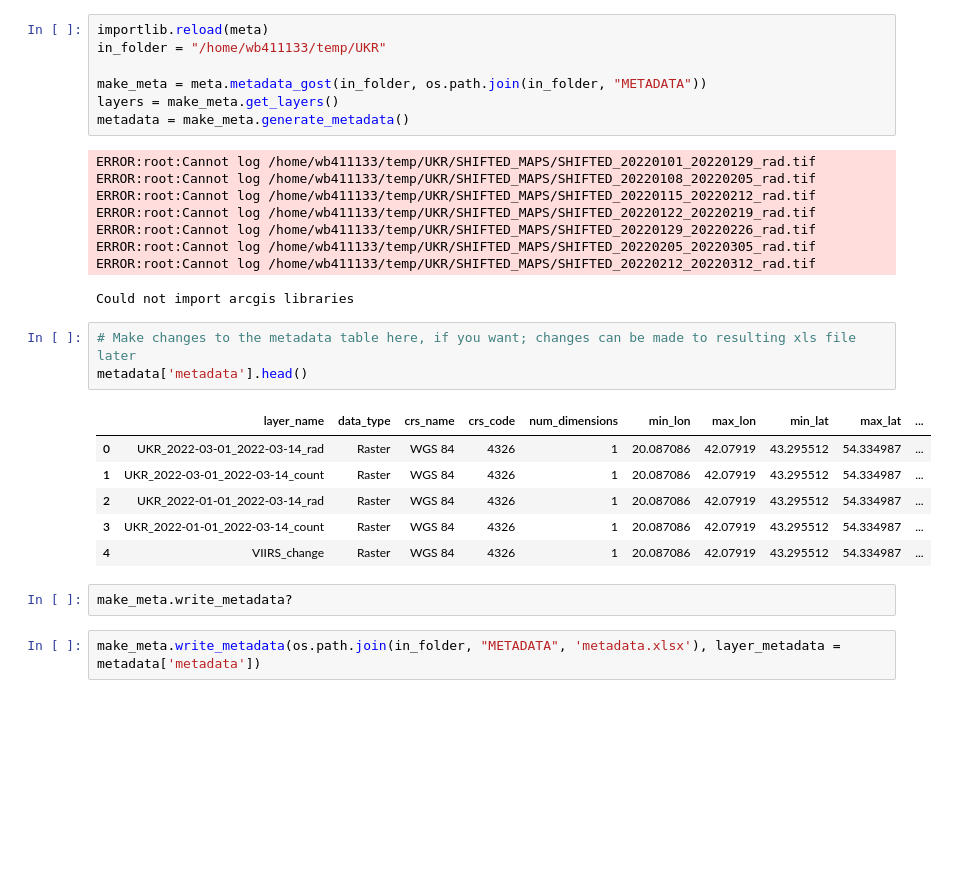
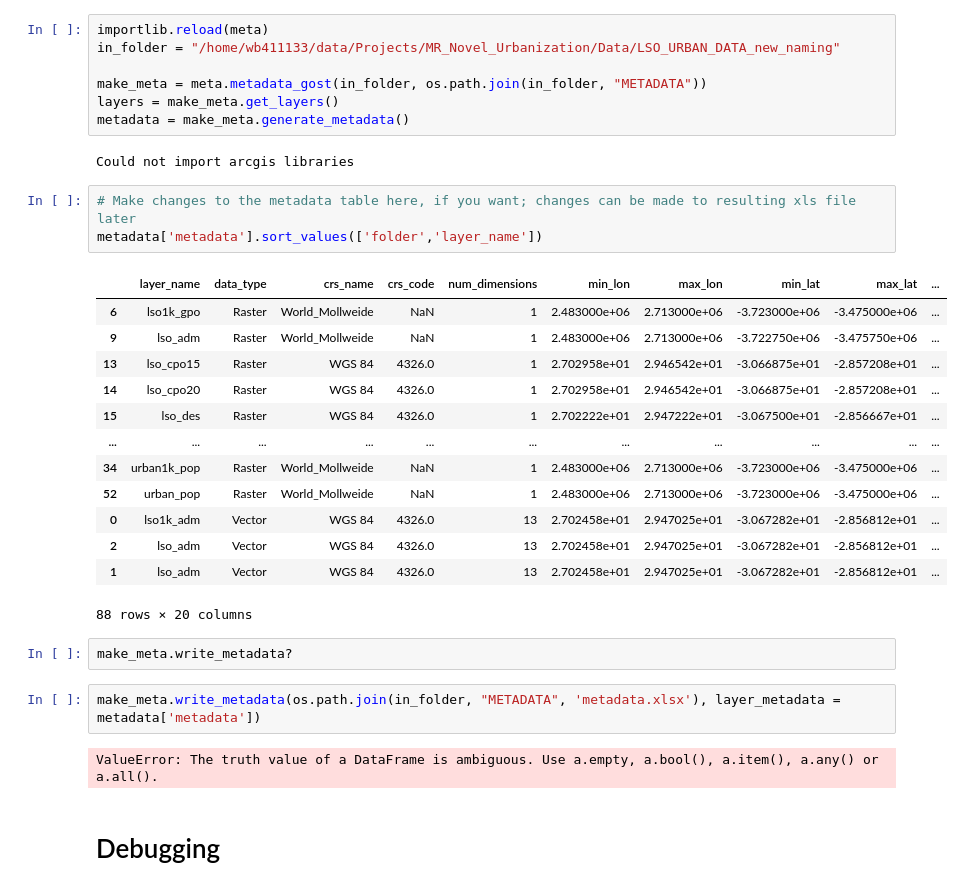
Before and after one commit to bpstewar/gostrocks, a Jupyter notebook: notebooks/metadata/META_DECAT_ExploringMetadataGeneration.ipynb, the cells around one changed output. Cells and saved outputs as stored; diff of their text form; blank space fills up the shorter version.

```diff
--- a/notebooks/metadata/META_DECAT_ExploringMetadataGeneration.ipynb
+++ b/notebooks/metadata/META_DECAT_ExploringMetadataGeneration.ipynb
@@ -13,30 +11,34 @@ Could not import arcgis libraries
 # %%
 importlib.reload(meta)
-in_folder = "/home/wb411133/temp/UKR"
+in_folder = "/home/wb411133/data/Projects/MR_Novel_Urbanization/Data/LSO_URBAN_DATA_new_naming"
 
 make_meta = meta.metadata_gost(in_folder, os.path.join(in_folder, "METADATA"))
 layers = make_meta.get_layers()
 metadata = make_meta.generate_metadata()
 # %% [output]
-ERROR:root:Cannot log /home/wb411133/temp/UKR/SHIFTED_MAPS/SHIFTED_20220101_20220129_rad.tif
-ERROR:root:Cannot log /home/wb411133/temp/UKR/SHIFTED_MAPS/SHIFTED_20220108_20220205_rad.tif
-ERROR:root:Cannot log /home/wb411133/temp/UKR/SHIFTED_MAPS/SHIFTED_20220115_20220212_rad.tif
-ERROR:root:Cannot log /home/wb411133/temp/UKR/SHIFTED_MAPS/SHIFTED_20220122_20220219_rad.tif
-ERROR:root:Cannot log /home/wb411133/temp/UKR/SHIFTED_MAPS/SHIFTED_20220129_20220226_rad.tif
-ERROR:root:Cannot log /home/wb411133/temp/UKR/SHIFTED_MAPS/SHIFTED_20220205_20220305_rad.tif
-ERROR:root:Cannot log /home/wb411133/temp/UKR/SHIFTED_MAPS/SHIFTED_20220212_20220312_rad.tif
+Could not import arcgis libraries
-Could not import arcgis libraries
 # %%
 # Make changes to the metadata table here, if you want; changes can be made to resulting xls file later
-metadata['metadata'].head()
+metadata['metadata'].sort_values(['folder','layer_name'])
 # %% [output]
 |  | layer_name | data_type | crs_name | crs_code | num_dimensions | min_lon | max_lon | min_lat | max_lat | ... |
-| 0 | UKR_2022-03-01_2022-03-14_rad | Raster | WGS 84 | 4326 | 1 | 20.087086 | 42.07919 | 43.295512 | 54.334987 | ... |
-| 1 | UKR_2022-03-01_2022-03-14_count | Raster | WGS 84 | 4326 | 1 | 20.087086 | 42.07919 | 43.295512 | 54.334987 | ... |
-| 2 | UKR_2022-01-01_2022-03-14_rad | Raster | WGS 84 | 4326 | 1 | 20.087086 | 42.07919 | 43.295512 | 54.334987 | ... |
-| 3 | UKR_2022-01-01_2022-03-14_count | Raster | WGS 84 | 4326 | 1 | 20.087086 | 42.07919 | 43.295512 | 54.334987 | ... |
-| 4 | VIIRS_change | Raster | WGS 84 | 4326 | 1 | 20.087086 | 42.07919 | 43.295512 | 54.334987 | ... |
+| 6 | lso1k_gpo | Raster | World_Mollweide | NaN | 1 | 2.483000e+06 | 2.713000e+06 | -3.723000e+06 | -3.475000e+06 | ... |
+| 9 | lso_adm | Raster | World_Mollweide | NaN | 1 | 2.483000e+06 | 2.713000e+06 | -3.722750e+06 | -3.475750e+06 | ... |
+| 13 | lso_cpo15 | Raster | WGS 84 | 4326.0 | 1 | 2.702958e+01 | 2.946542e+01 | -3.066875e+01 | -2.857208e+01 | ... |
+| 14 | lso_cpo20 | Raster | WGS 84 | 4326.0 | 1 | 2.702958e+01 | 2.946542e+01 | -3.066875e+01 | -2.857208e+01 | ... |
+| 15 | lso_des | Raster | WGS 84 | 4326.0 | 1 | 2.702222e+01 | 2.947222e+01 | -3.067500e+01 | -2.856667e+01 | ... |
+| ... | ... | ... | ... | ... | ... | ... | ... | ... | ... | ... |
+| 34 | urban1k_pop | Raster | World_Mollweide | NaN | 1 | 2.483000e+06 | 2.713000e+06 | -3.723000e+06 | -3.475000e+06 | ... |
+| 52 | urban_pop | Raster | World_Mollweide | NaN | 1 | 2.483000e+06 | 2.713000e+06 | -3.723000e+06 | -3.475000e+06 | ... |
+| 0 | lso1k_adm | Vector | WGS 84 | 4326.0 | 13 | 2.702458e+01 | 2.947025e+01 | -3.067282e+01 | -2.856812e+01 | ... |
+| 2 | lso_adm | Vector | WGS 84 | 4326.0 | 13 | 2.702458e+01 | 2.947025e+01 | -3.067282e+01 | -2.856812e+01 | ... |
+| 1 | lso_adm | Vector | WGS 84 | 4326.0 | 13 | 2.702458e+01 | 2.947025e+01 | -3.067282e+01 | -2.856812e+01 | ... |
+88 rows × 20 columns
 # %%
 make_meta.write_metadata?
 # %%
 make_meta.write_metadata(os.path.join(in_folder, "METADATA", 'metadata.xlsx'), layer_metadata = metadata['metadata'])
+# %% [output]
+ValueError: The truth value of a DataFrame is ambiguous. Use a.empty, a.bool(), a.item(), a.any() or a.all().
+# %% [markdown]
+# Debugging
```
Also changed, not shown: parts of 1 cell of this notebook, 5 other files.
